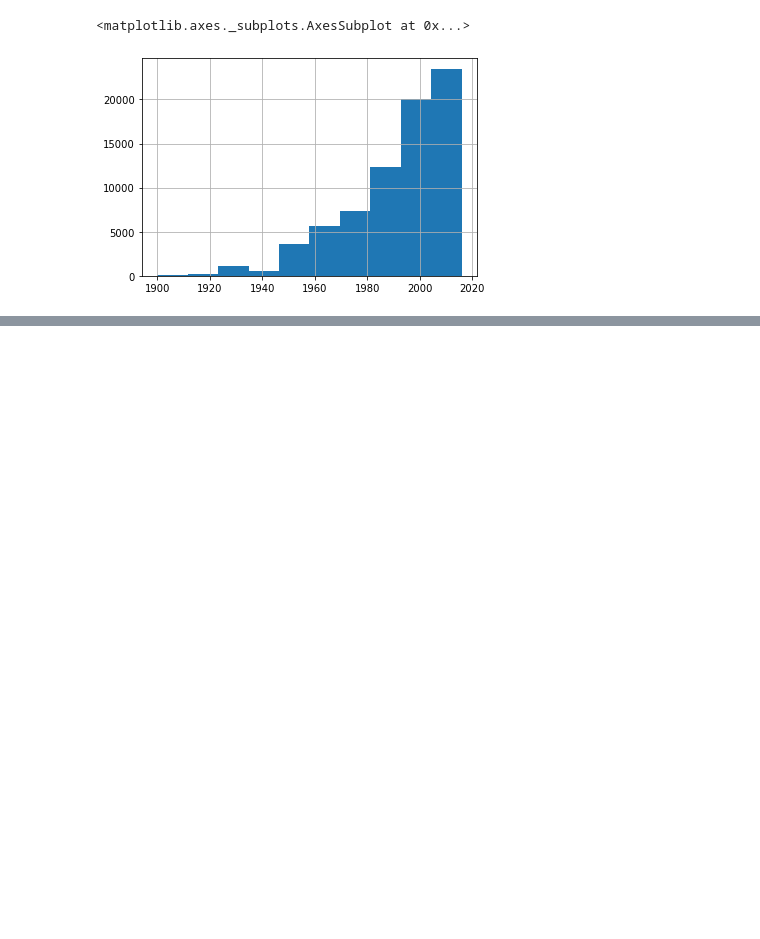
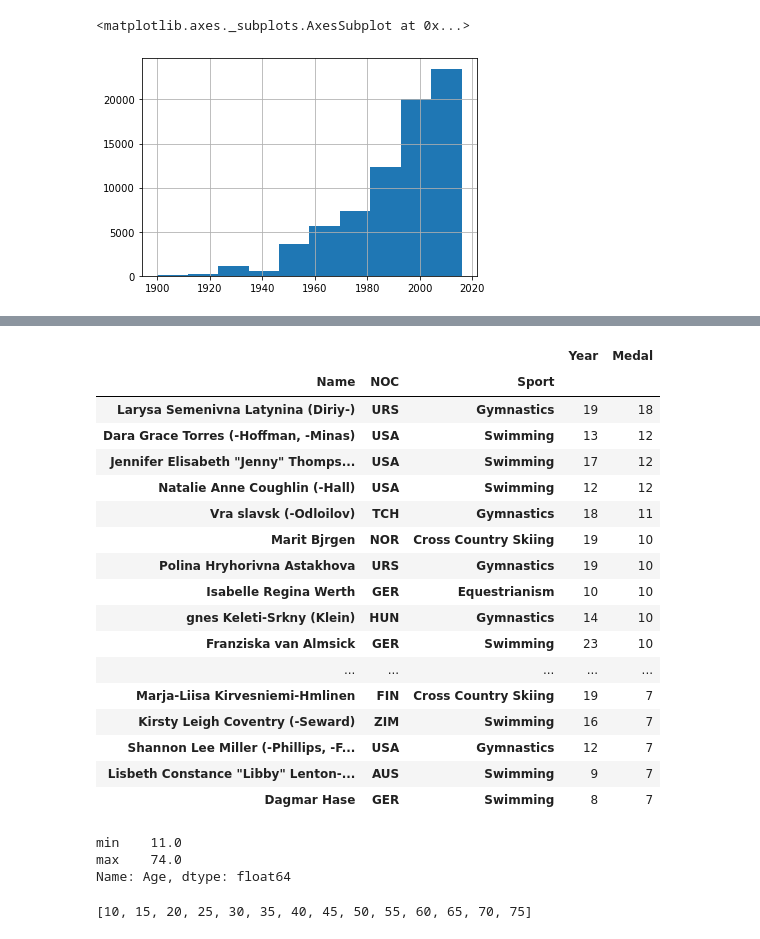
Before and after one commit to FJFard/Analyzing-Olympics-dataset, a Jupyter notebook: 0_sport_stats_analysis.ipynb, the cells around one changed output, grey strips where cells are left out. Saved outputs shown, nothing was run; the diff lists cells and outputs as text; code cells hidden in the pictures; blank space fills up the shorter version.

```diff
--- a/0_sport_stats_analysis.ipynb
+++ b/0_sport_stats_analysis.ipynb
@@ -218,0 +227,32 @@ pd.unique(a_events.Sport)
+# %%
+f_events.groupby(['Name', 'NOC', 'Sport'], dropna=True)['Year', 'Medal'].count().sort_values(by='Medal', ascending=False)[:50]
+# %% [output]
+|  |  |  | Year | Medal |
+| Name | NOC | Sport |  |  |
+| Larysa Semenivna Latynina (Diriy-) | URS | Gymnastics | 19 | 18 |
+| Dara Grace Torres (-Hoffman, -Minas) | USA | Swimming | 13 | 12 |
+| Jennifer Elisabeth "Jenny" Thomps... | USA | Swimming | 17 | 12 |
+| Natalie Anne Coughlin (-Hall) | USA | Swimming | 12 | 12 |
+| Vra slavsk (-Odloilov) | TCH | Gymnastics | 18 | 11 |
+| Marit Bjrgen | NOR | Cross Country Skiing | 19 | 10 |
+| Polina Hryhorivna Astakhova | URS | Gymnastics | 19 | 10 |
+| Isabelle Regina Werth | GER | Equestrianism | 10 | 10 |
+| gnes Keleti-Srkny (Klein) | HUN | Gymnastics | 14 | 10 |
+| Franziska van Almsick | GER | Swimming | 23 | 10 |
+| ... | ... | ... | ... | ... |
+| Marja-Liisa Kirvesniemi-Hmlinen | FIN | Cross Country Skiing | 19 | 7 |
+| Kirsty Leigh Coventry (-Seward) | ZIM | Swimming | 16 | 7 |
+| Shannon Lee Miller (-Phillips, -F... | USA | Gymnastics | 12 | 7 |
+| Lisbeth Constance "Libby" Lenton-... | AUS | Swimming | 9 | 7 |
+| Dagmar Hase | GER | Swimming | 8 | 7 |
+# %%
+f_events.Age.agg(['min', 'max'])
+# %% [output]
+min    11.0
+max    74.0
+Name: Age, dtype: float64
+# %%
+l = [i for i in range(10,76,5)]
+print(l)
+# %% [output]
+[10, 15, 20, 25, 30, 35, 40, 45, 50, 55, 60, 65, 70, 75]
```
Also changed, not shown: parts of 18 cells of this notebook.
